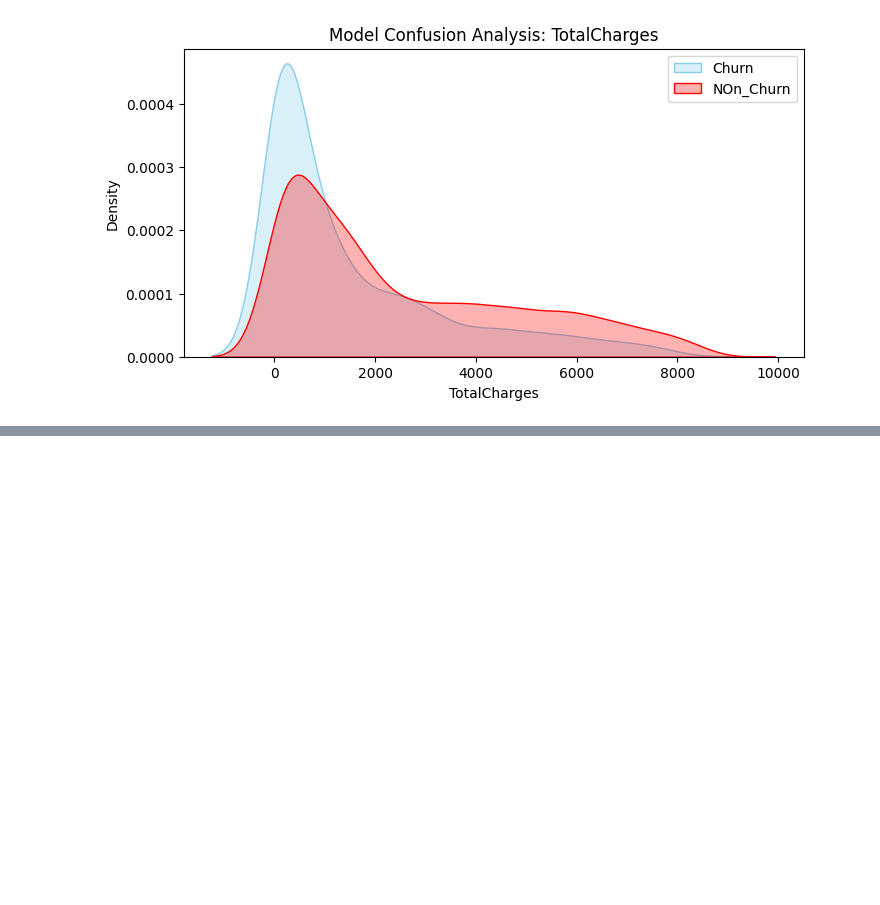
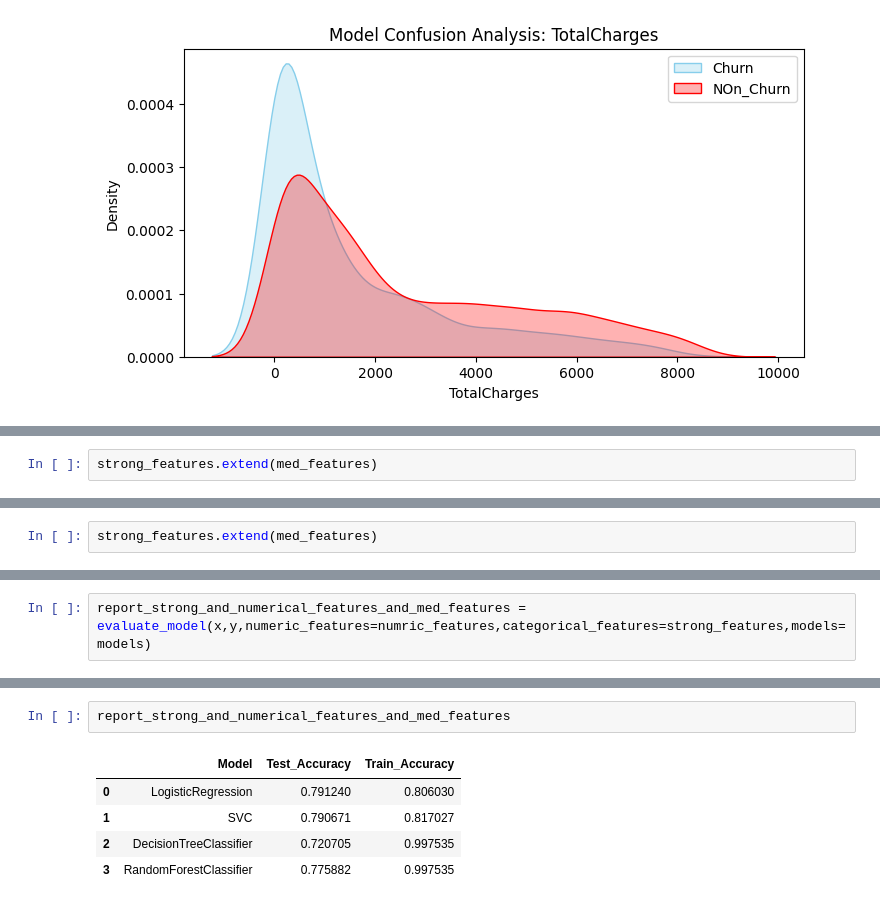
Before and after one commit to yagantiAshok/Churn_Customer_Prediction, a Jupyter notebook: notebook/EDA.ipynb, the cells around one changed output, grey strips where cells are left out. Cells and saved outputs as stored; diff of their text form; blank space fills up the shorter version.

```diff
--- a/notebook/EDA.ipynb
+++ b/notebook/EDA.ipynb
@@ -927,0 +1057,2 @@ for feature in features_to_analyze:
+# %%
+strong_features.extend(med_features)
@@ -927,0 +1063,2 @@ for feature in features_to_analyze:
+# %%
+strong_features.extend(med_features)
@@ -927,0 +1069,2 @@ for feature in features_to_analyze:
+# %%
+report_strong_and_numerical_features_and_med_features = evaluate_model(x,y,numeric_features=numric_features,categorical_features=strong_features,models=models)
@@ -927,0 +1089,8 @@ for feature in features_to_analyze:
+# %%
+report_strong_and_numerical_features_and_med_features
+# %% [output]
+|  | Model | Test_Accuracy | Train_Accuracy |
+| 0 | LogisticRegression | 0.791240 | 0.806030 |
+| 1 | SVC | 0.790671 | 0.817027 |
+| 2 | DecisionTreeClassifier | 0.720705 | 0.997535 |
+| 3 | RandomForestClassifier | 0.775882 | 0.997535 |
```
Also changed, not shown: parts of 17 cells of this notebook.
